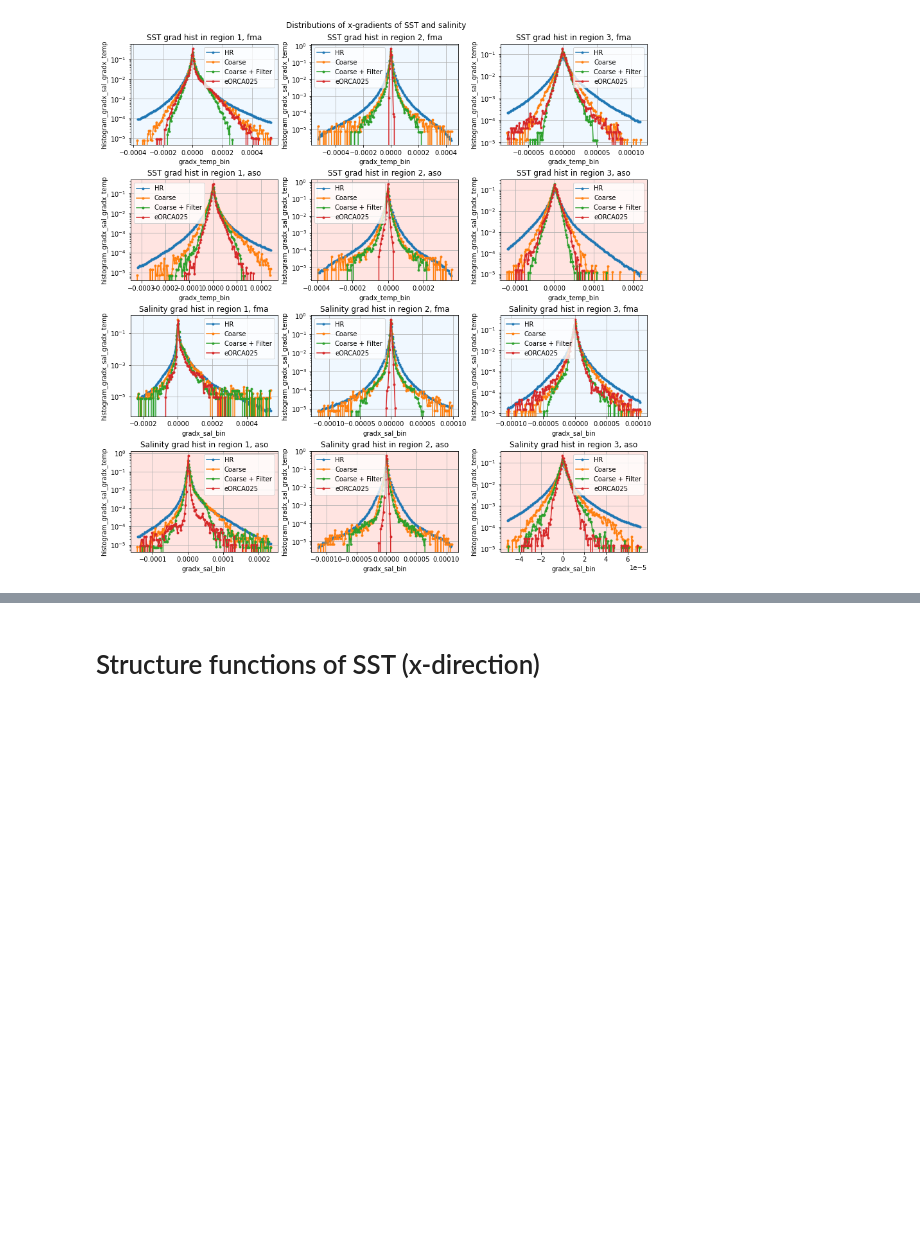
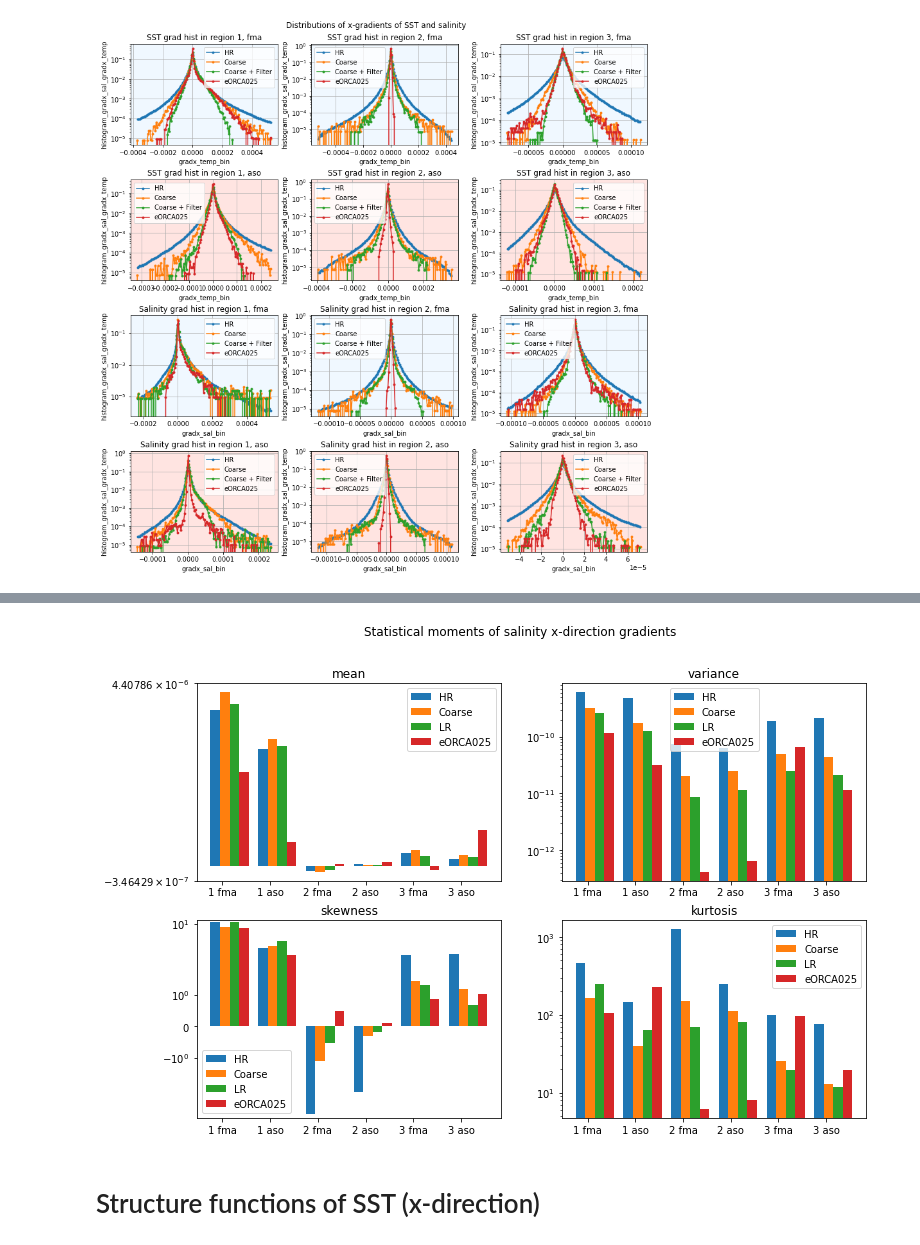
Before and after one commit to anastasiaGor/oceanDataNotebooks, a Jupyter notebook: gcm_filter/histograms_spec_regions.ipynb, the cells around one changed output, grey strips where cells are left out. Drawn from its saved outputs; the diff is of its cells as text; code cells hidden in the pictures; blank space fills up the shorter version.

```diff
--- a/gcm_filter/histograms_spec_regions.ipynb
+++ b/gcm_filter/histograms_spec_regions.ipynb
@@ -689,2 +703,37 @@ plt.show()
+# %%
+pd_stat_grads['stat_sal_gradx'] = dict()
+# organize the result in pandas table to simplify plotting
+for dict_key in ['mean', 'variance', 'skewness', 'kurtosis'] :
+    cur_stat_key = 'stat_sal_gradx'
+    combine_table = {'Case':[curDataSet['region']+' '+curDataSet['season'] for curDataSet in dataSetsLR], \
+                  'HR': [curDataSet[cur_stat_key][dict_key] for curDataSet in dataSetsHR],\
+                  'eORCA025': [curDataSet[cur_stat_key][dict_key] for curDataSet in dataSetsORCA25],\
+                  'Coarse': [curDataSet[cur_stat_key][dict_key] for curDataSet in dataSetsCoarse],\
+                  'LR': [curDataSet[cur_stat_key][dict_key] for curDataSet in dataSetsLR]}
+    pd_stat_grads[cur_stat_key][dict_key] = pd.DataFrame(combine_table)
+# %%
+nb_of_rows = 2
+nb_of_columns = 2
+index_table = np.arange(2,6).reshape(2,2)
+
+fig, ax = plt.subplots(nrows=nb_of_rows, ncols=nb_of_columns, figsize=(12, 8))
+fig.suptitle('Statistical moments of salinity x-direction gradients')
+x = np.arange(len(pd_stat_data['mean'].Case.unique()))
+bar_width = 0.2
+for plot_index, key_index in np.ndenumerate(index_table) :
+    dict_key = keys[key_index]
+    cur_stat_key = 'stat_sal_gradx'
+    b1 = ax[plot_index].bar(x, pd_stat_grads[cur_stat_key][dict_key].HR, width=bar_width, label='HR')
+    b2 = ax[plot_index].bar(x+bar_width, pd_stat_grads[cur_stat_key][dict_key].Coarse, width=bar_width, label='Coarse')
+    b3 = ax[plot_index].bar(x+2*bar_width, pd_stat_grads[cur_stat_key][dict_key].LR, width=bar_width, label='LR')
+    b4 = ax[plot_index].bar(x+3*bar_width, pd_stat_grads[cur_stat_key][dict_key].eORCA025, width=bar_width, label='eORCA025')
+    ax[plot_index].set_xticks(x + 0.75*bar_width)
+    ax[plot_index].set_xticklabels(pd_stat_data[dict_key].Case.unique())
+    if (plot_index[1]== 1) : ax[plot_index].set(title=dict_key, yscale='log')
+    if (plot_index[1]== 0) : ax[plot_index].set(title=dict_key, yscale='symlog')
+    ax[plot_index].legend()
+plt.show()
+# %% [output]
+[figure, added]
 # %% [markdown]
 # Structure functions of SST (x-direction)
```
Also changed, not shown: parts of 50 cells of this notebook.
